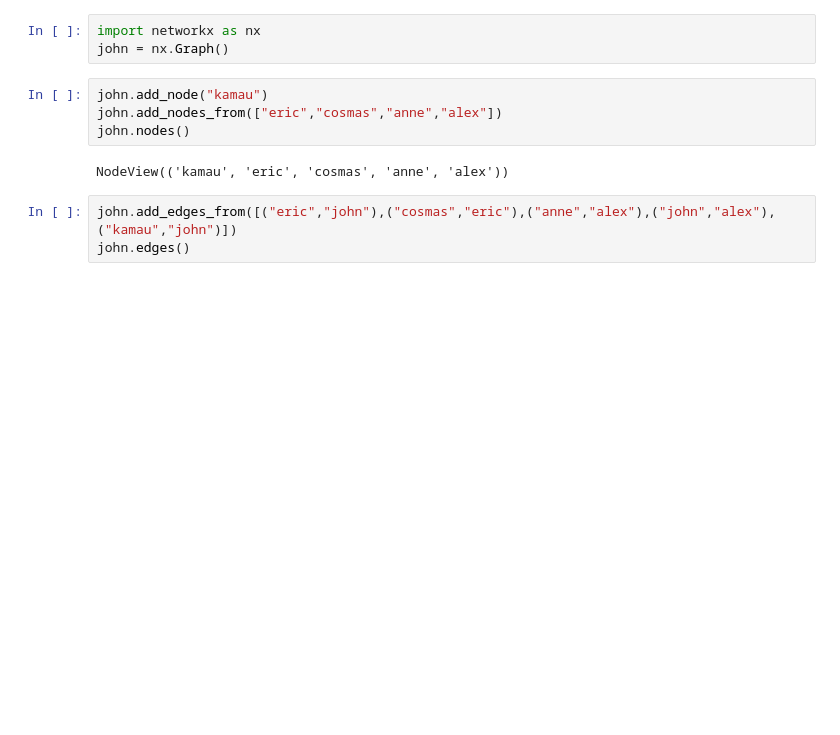
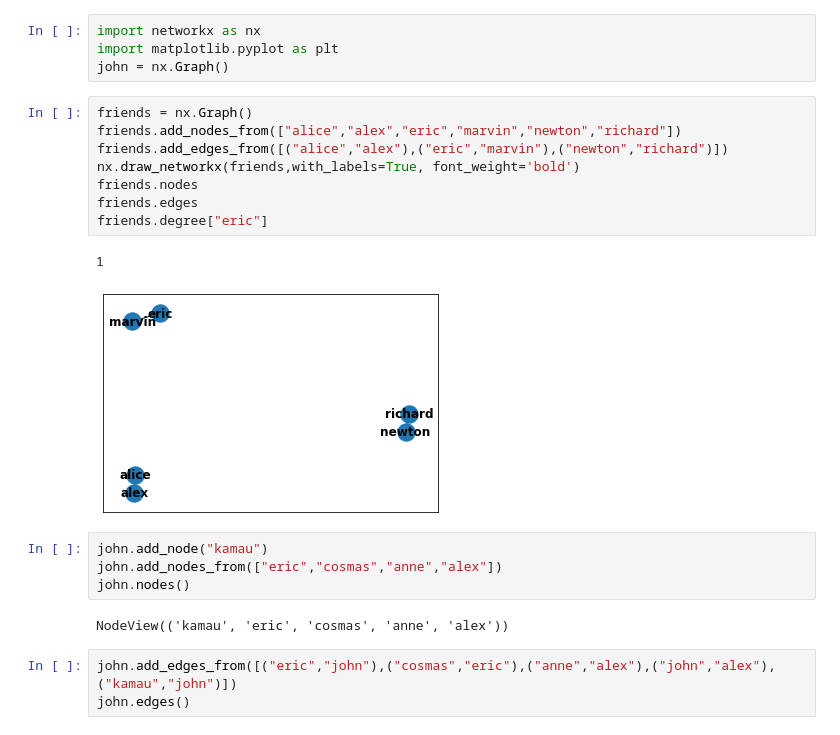
Before and after one commit to sophicist/Graph-analysis-in-python, a Jupyter notebook: Introduction to graphs.ipynb, the cells around one changed output. Cells and saved outputs as stored; diff of their text form; blank space fills up the shorter version.

```diff
--- a/Introduction to graphs.ipynb
+++ b/Introduction to graphs.ipynb
@@ -1,6 +1,18 @@
 # %%
 import networkx as nx
+import matplotlib.pyplot as plt
 john = nx.Graph()
+# %%
+friends = nx.Graph()
+friends.add_nodes_from(["alice","alex","eric","marvin","newton","richard"])
+friends.add_edges_from([("alice","alex"),("eric","marvin"),("newton","richard")])
+nx.draw_networkx(friends,with_labels=True, font_weight='bold')
+friends.nodes
+friends.edges
+friends.degree["eric"]
+# %% [output]
+1
+[figure, added]
 # %%
 john.add_node("kamau")
 john.add_nodes_from(["eric","cosmas","anne","alex"])
```
Also changed, not shown: parts of 21 cells of this notebook, 9 other files.
